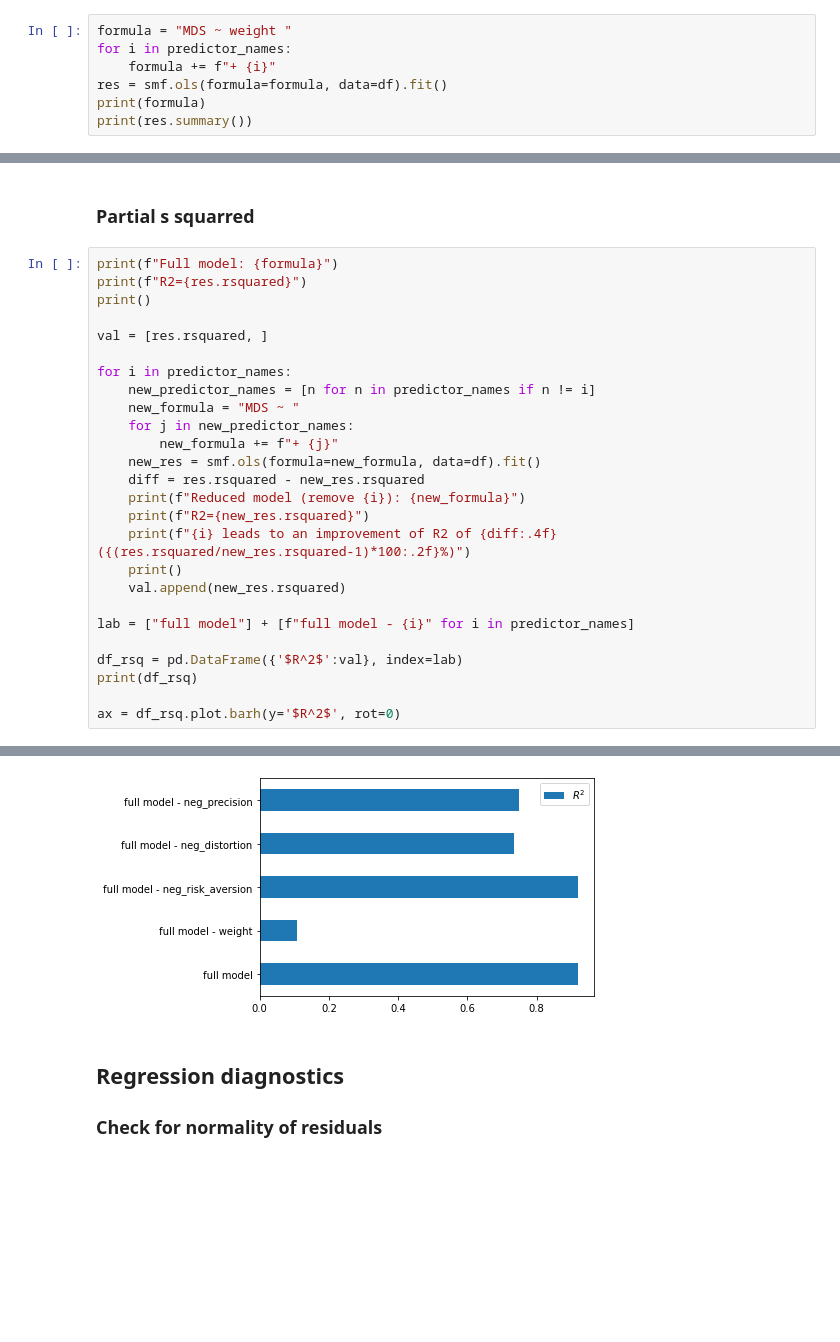
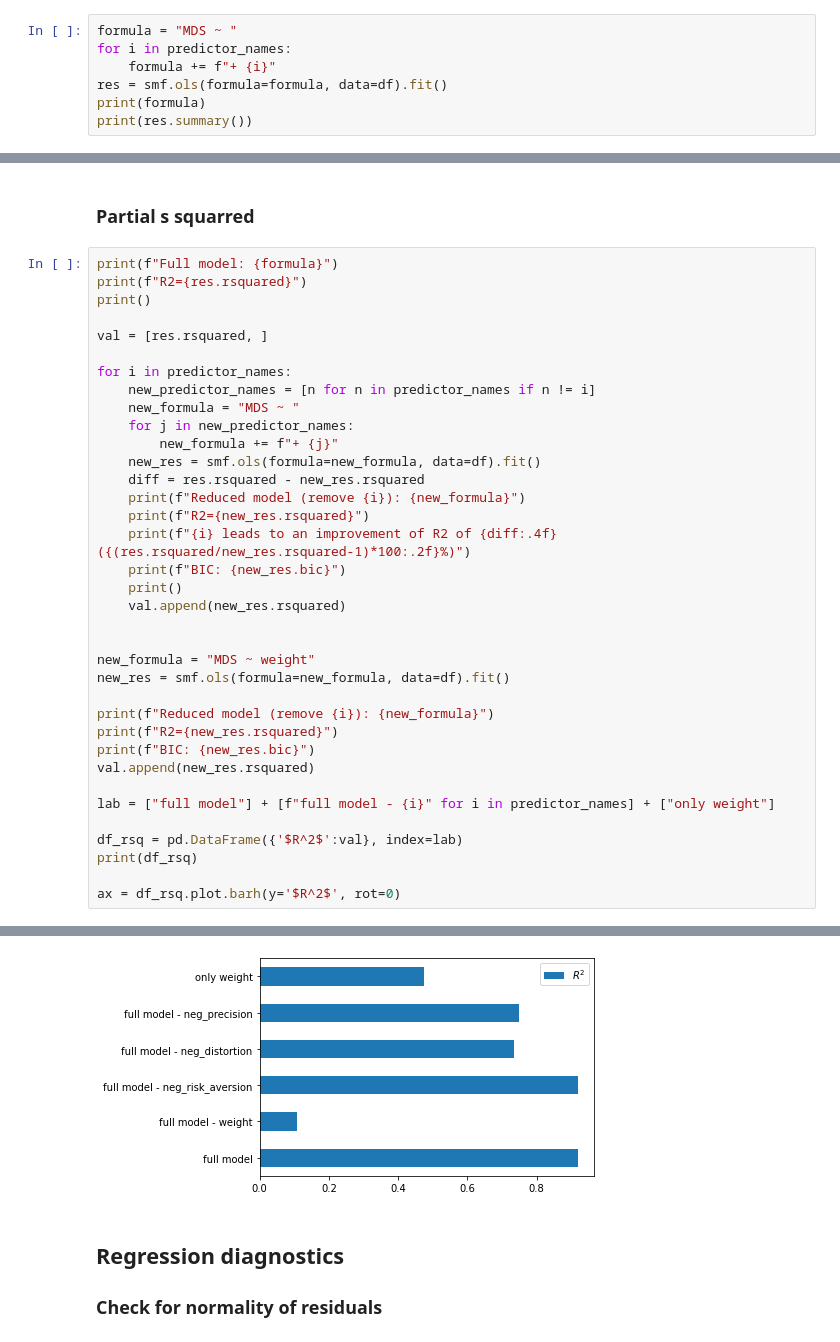
Before and after one commit to AurelienNioche/MonkeyAnalysis, a Jupyter notebook: ols.ipynb, the cells around one changed output, grey strips where cells are left out. Cells and saved outputs as stored; diff of their text form; blank space fills up the shorter version.

```diff
--- a/ols.ipynb
+++ b/ols.ipynb
@@ -70,7 +70,7 @@ predictors = df[predictor_names]
 # %% [markdown]
 ## Run regression analysis (OLS)
 # %%
-formula = "MDS ~ weight "
+formula = "MDS ~ "
 for i in predictor_names:
     formula += f"+ {i}"
 res = smf.ols(formula=formula, data=df).fit()
@@ -179,10 +179,20 @@ for i in predictor_names:
     print(f"Reduced model (remove {i}): {new_formula}")
     print(f"R2={new_res.rsquared}")
     print(f"{i} leads to an improvement of R2 of {diff:.4f} ({(res.rsquared/new_res.rsquared-1)*100:.2f}%)")
+    print(f"BIC: {new_res.bic}")
     print()
     val.append(new_res.rsquared)
 
-lab = ["full model"] + [f"full model - {i}" for i in predictor_names]
+
+new_formula = "MDS ~ weight"
+new_res = smf.ols(formula=new_formula, data=df).fit()
+
+print(f"Reduced model (remove {i}): {new_formula}")
+print(f"R2={new_res.rsquared}")
+print(f"BIC: {new_res.bic}")
+val.append(new_res.rsquared)
+
+lab = ["full model"] + [f"full model - {i}" for i in predictor_names] + ["only weight"]
 
 df_rsq = pd.DataFrame({'$R^2$':val}, index=lab)
 print(df_rsq)
@@ -209,4 +219,4 @@ full model - neg_precision      0.748604
-[figure, old version]
+[figure, new version]
 # %% [markdown]
 ## Regression diagnostics
 ### Check for normality of residuals
```
Also changed, not shown: parts of 3 cells of this notebook.
